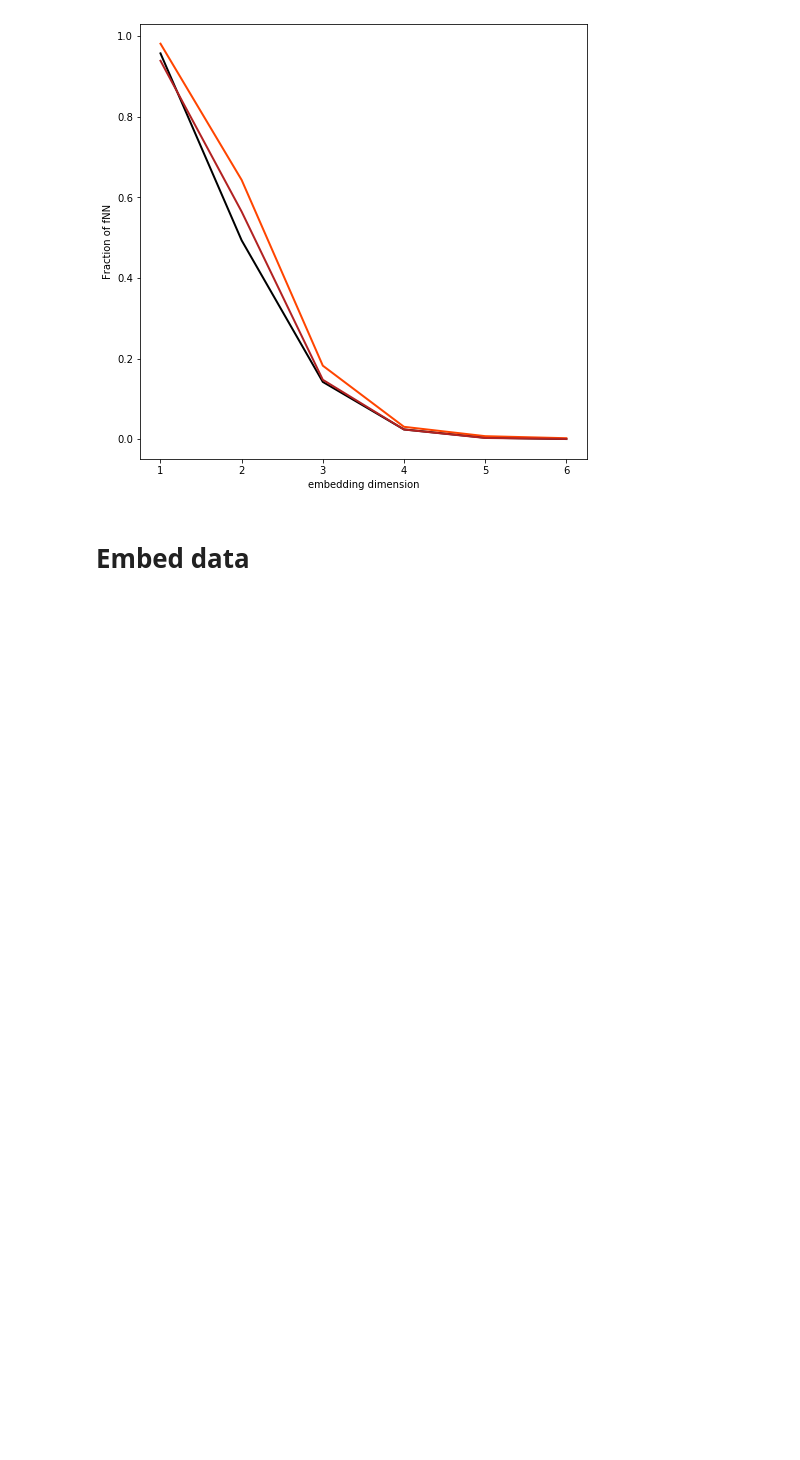
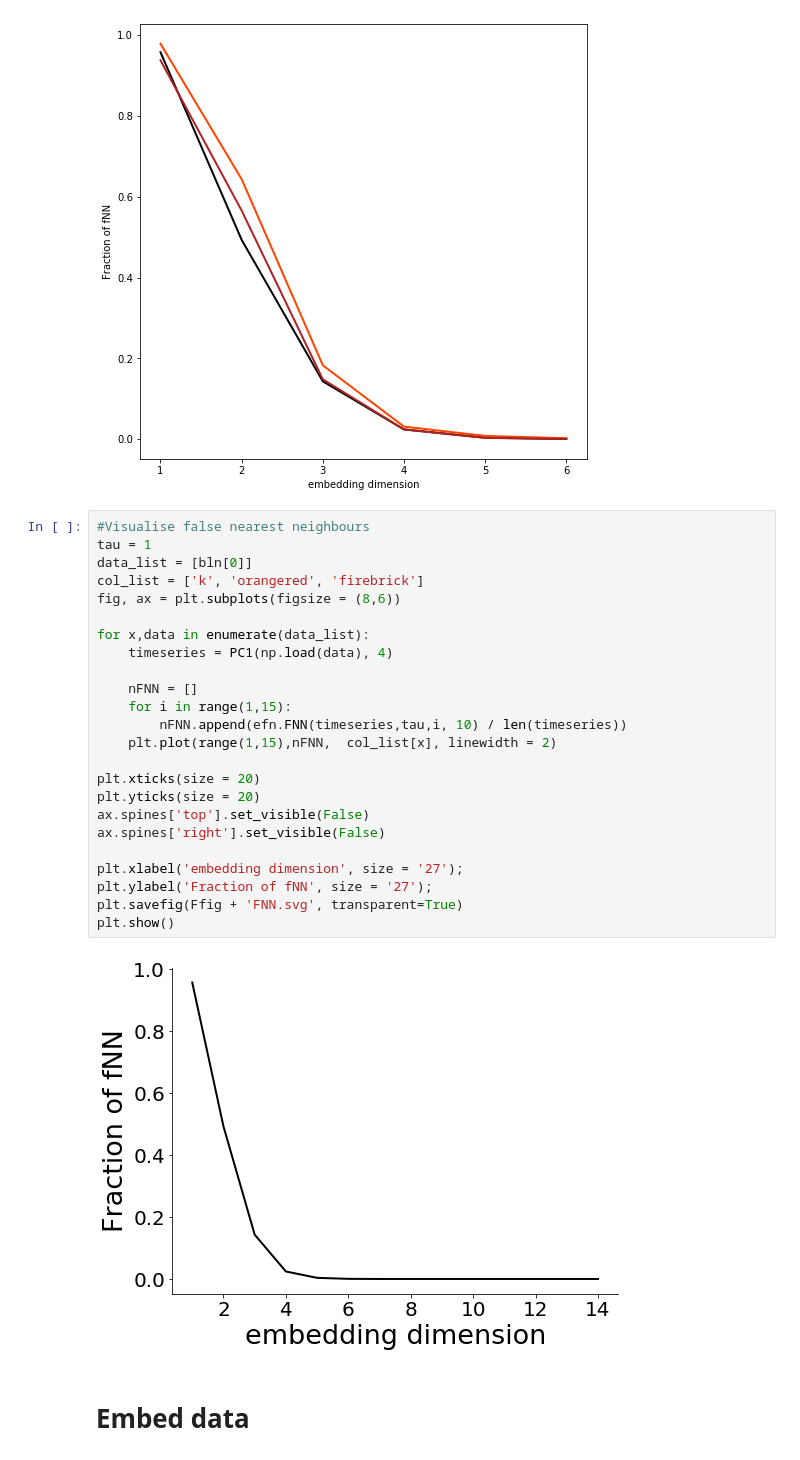
Before and after one commit to dafishcode/empirical_dynamic_modelling, a Jupyter notebook: LE.ipynb, the cells around one changed output. Drawn from its saved outputs; the diff is of its cells as text; blank space fills up the shorter version.

```diff
--- a/LE.ipynb
+++ b/LE.ipynb
@@ -145,6 +145,32 @@ plt.ylabel('Fraction of fNN');
 plt.show()
 # %% [output]
 [figure]
+# %%
+#Visualise false nearest neighbours
+tau = 1
+data_list = [bln[0]]
+col_list = ['k', 'orangered', 'firebrick']
+fig, ax = plt.subplots(figsize = (8,6))
+
+for x,data in enumerate(data_list):
+    timeseries = PC1(np.load(data), 4)
+
+    nFNN = []
+    for i in range(1,15):
+        nFNN.append(efn.FNN(timeseries,tau,i, 10) / len(timeseries))
+    plt.plot(range(1,15),nFNN,  col_list[x], linewidth = 2)
+
+plt.xticks(size = 20)
+plt.yticks(size = 20)
+ax.spines['top'].set_visible(False)
+ax.spines['right'].set_visible(False)
+
+plt.xlabel('embedding dimension', size = '27');
+plt.ylabel('Fraction of fNN', size = '27');
+plt.savefig(Ffig + 'FNN.svg', transparent=True)
+plt.show()
+# %% [output]
+[figure, added]
 # %% [markdown]
 # Embed data
 # %%
```
Also changed, not shown: parts of 10 cells of this notebook, 13 other files.
